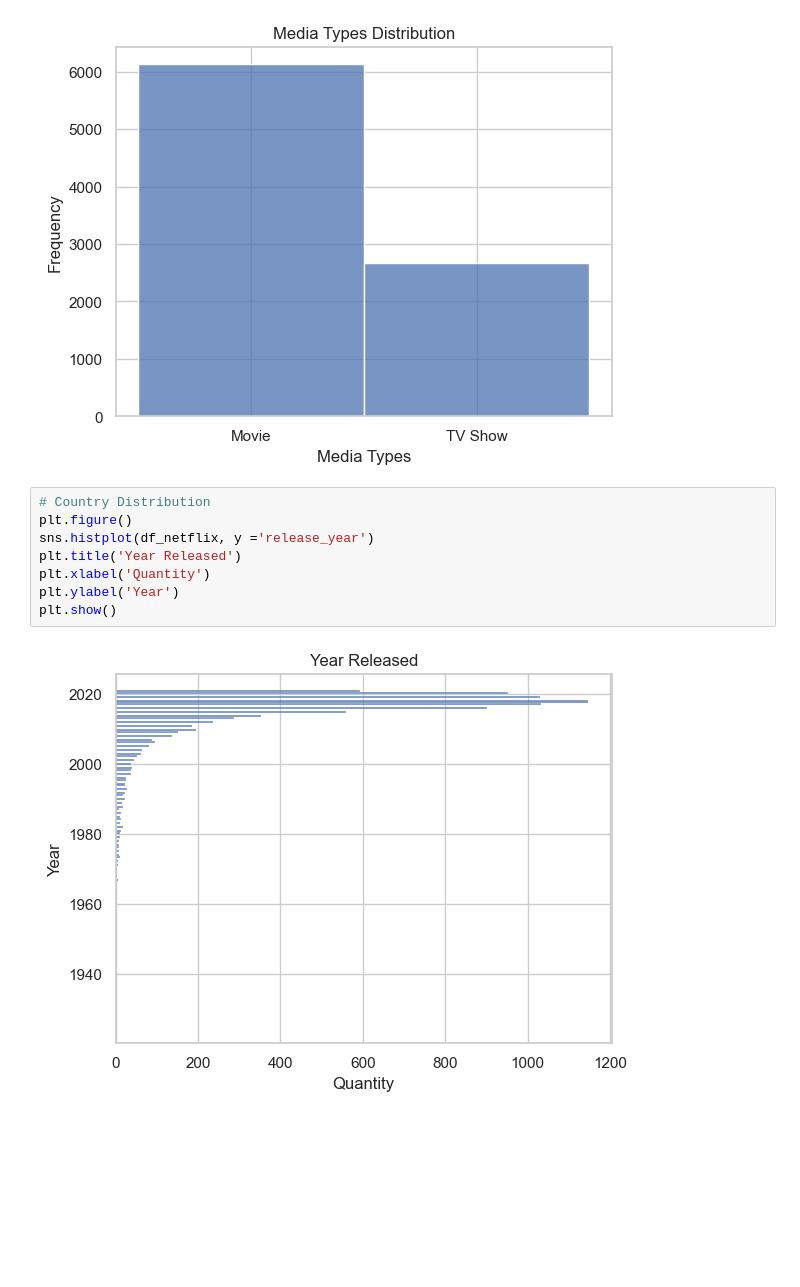
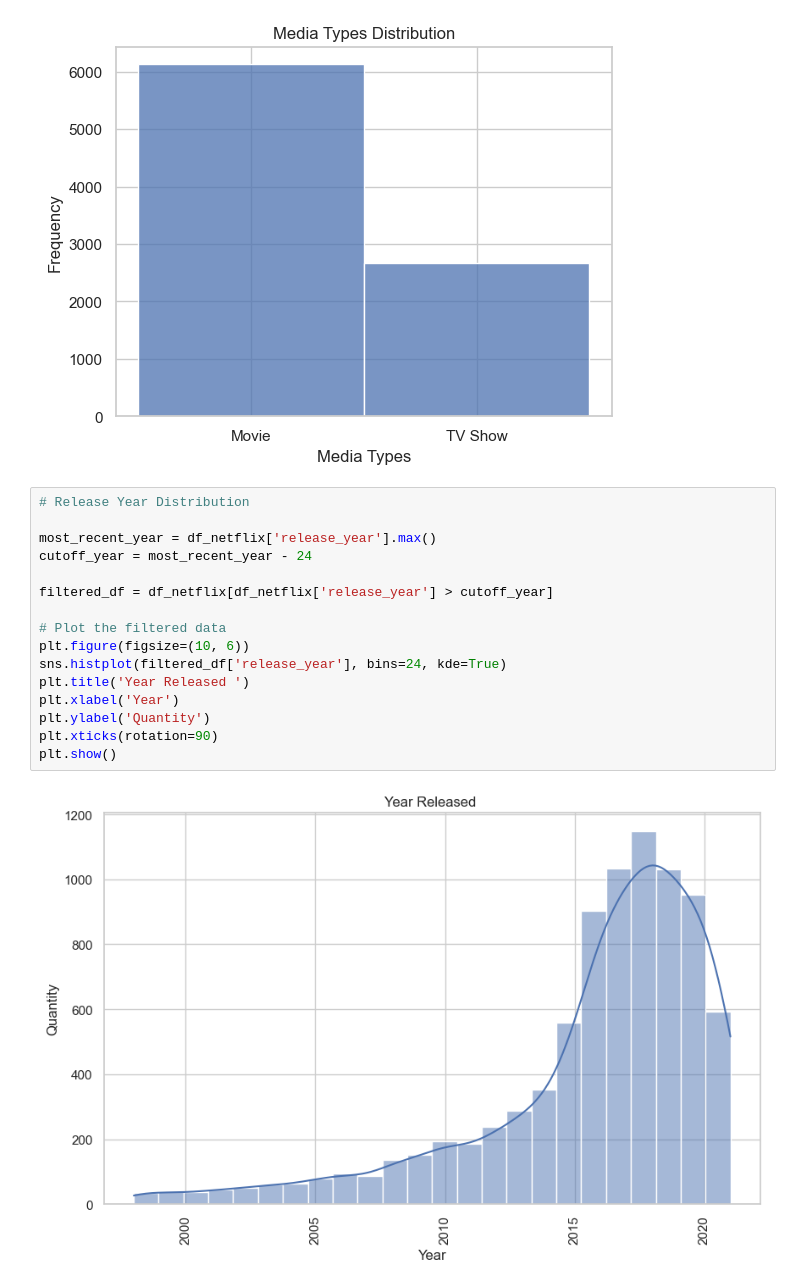
Before and after one commit to siqic4747/CSE474-574_Assignment_2, a Jupyter notebook: mthamilv_scheng42_assignment2_checkpoint.ipynb, the cells around one changed output. Cells and saved outputs as stored; diff of their text form; blank space fills up the shorter version.

Commit message:
Update mthamilv_scheng42_assignment2_checkpoint.ipynb
Added Netflix

```diff
--- a/mthamilv_scheng42_assignment2_checkpoint.ipynb
+++ b/mthamilv_scheng42_assignment2_checkpoint.ipynb
@@ -476,15 +477,23 @@ plt.show()
 # %% [output]
 [figure]
 # %%
-# Country Distribution
-plt.figure()
-sns.histplot(df_netflix, y ='release_year')
-plt.title('Year Released')
-plt.xlabel('Quantity')
-plt.ylabel('Year')
+# Release Year Distribution
+
+most_recent_year = df_netflix['release_year'].max()
+cutoff_year = most_recent_year - 24
+
+filtered_df = df_netflix[df_netflix['release_year'] > cutoff_year]
+
+# Plot the filtered data
+plt.figure(figsize=(10, 6))
+sns.histplot(filtered_df['release_year'], bins=24, kde=True)
+plt.title('Year Released ')
+plt.xlabel('Year')
+plt.ylabel('Quantity')
+plt.xticks(rotation=90)
 plt.show()
 # %% [output]
-[figure, old version]
+[figure, new version]
 # %%
 # Rating Distribution
 plt.figure()
```
Also changed, not shown: parts of 15 cells of this notebook.
